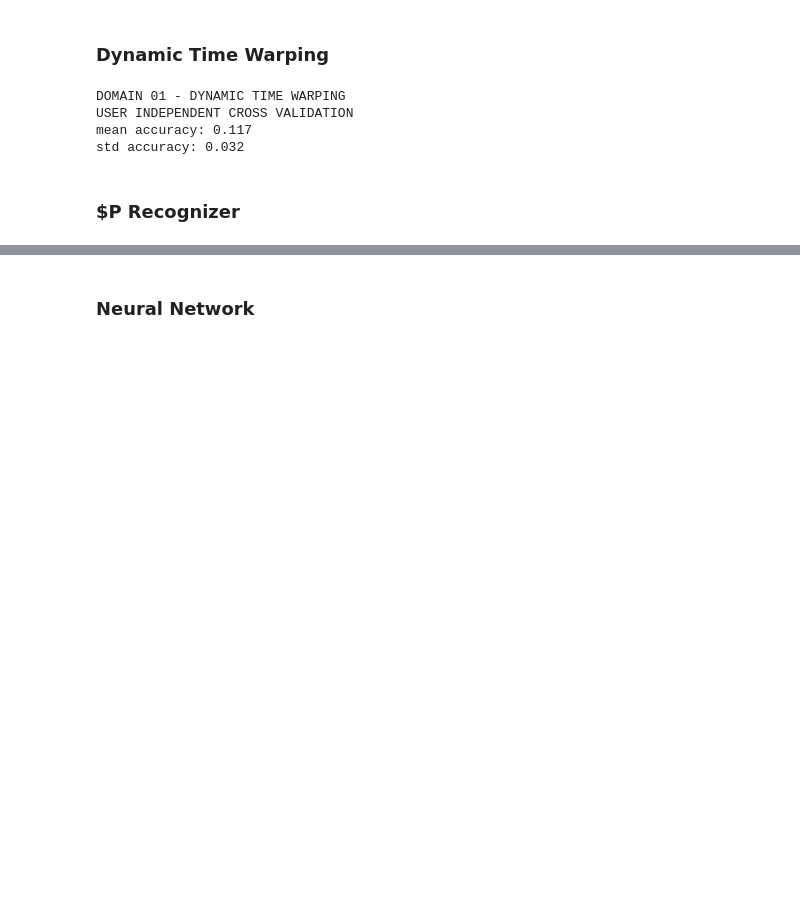
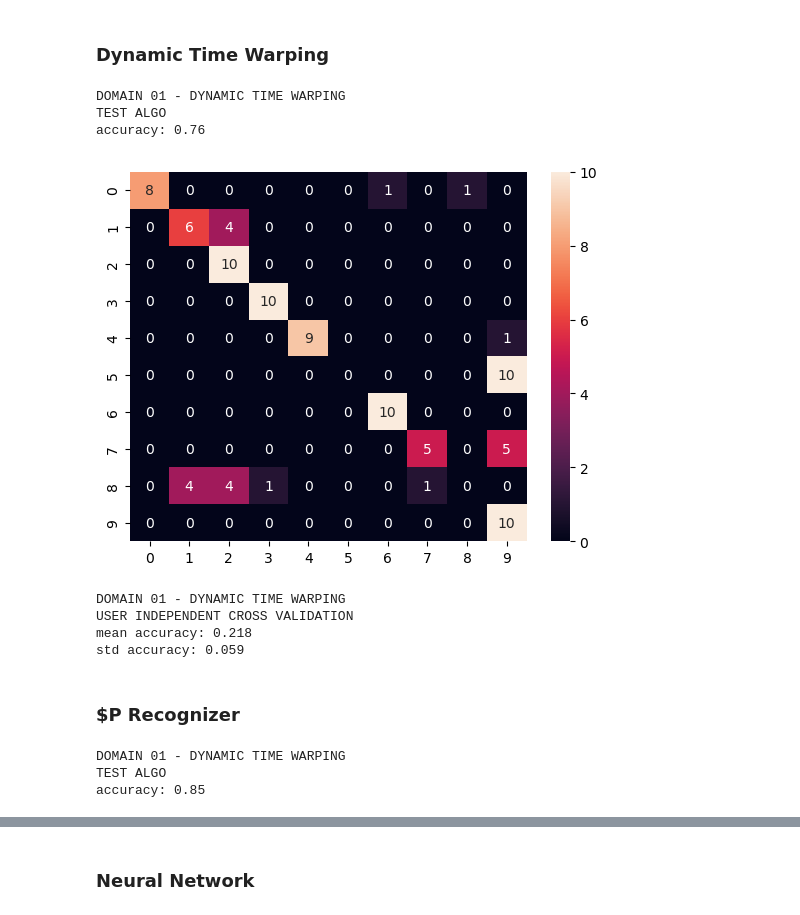
Before and after one commit to Mathieu-R/linfo2275-hand-gesture-recognition, a Jupyter notebook: hand-gesture-recognition.ipynb, the cells around one changed output, grey strips where cells are left out. Saved outputs shown, nothing was run; the diff lists cells and outputs as text; code cells hidden in the pictures; blank space fills up the shorter version.

Commit message:
fast dtw

```diff
--- a/hand-gesture-recognition.ipynb
+++ b/hand-gesture-recognition.ipynb
@@ -119,6 +207,7 @@ def split_dataset(X, Y, user_id):
 
 def user_independent_cross_validation(estimator, X, y):
 	y_preds = []
+	y_tests = []
 	accuracies = []
 
 	for user_id in USER_IDS:
@@ -130,15 +219,26 @@ def user_independent_cross_validation(estimator, X, y):
 		accuracy = accuracy_score(y_true=y_test, y_pred=y_pred)
 		accuracies.append(accuracy)
 
+		y_tests.append(y_test)
 		y_preds.append(y_pred)
 
 	accuracy_mean = np.mean(accuracies)
 	accuracy_std = np.std(accuracies)
 
-	return accuracy_mean, accuracy_std, y_preds
+	return accuracy_mean, accuracy_std, y_preds, y_tests
 
 def user_dependent_cross_validation(knn):
 	pass
+
+def test_algo(estimator, X, y):
+	X_train, X_test, y_train, y_test = split_dataset(X, y, user_id=0)
+
+	estimator.fit(X_train, y_train)
+	y_pred = estimator.predict(X_test)
+
+	accuracy = accuracy_score(y_true=y_test, y_pred=y_pred)
+
+	return accuracy, y_pred, y_test
 # %%
 import matplotlib.pyplot as plt
 
@@ -316,10 +487,10 @@ def lb_keogh(ts_query: npt.NDArray, ts_candidate: npt.NDArray, window: int) -> f
 # https://www.sciencedirect.com/science/article/pii/S0031320317304387#bib0037
 
 class KNN:
-	def __init__(self, n_neighbors = 1, window = 3, distance_fun = dtw_distance):
+	def __init__(self, n_neighbors = 1, radius = 1, distance_fun = fast_dtw):
 		self.n_neigbors = n_neighbors
 		self.distance_fun = distance_fun
-		self.window = window
+		self.radius = radius
 
 		self.X = None
 		self.y = None
@@ -343,10 +514,15 @@ class KNN:
 		distance_matrix = np.zeros((n, m))
 
 		for i in tqdm(range(0, n)):
-			min_dist = np.inf
+			#min_dist = np.inf
 			for j in range(0, m):
 				#if lb_keogh(X_train[j], X_test[i], window=self.window) < min_dist:
-				dist = self.distance_fun(X_test[i], X_train[j], window=self.window)
+				# compare each time series in the testing set
+				# with every other one in the training set
+				#dist = self.distance_fun(X_test[i], X_train[j], window=self.window)
+				dist, warping_path = fast_dtw(X_test[i], X_train[j], cumulative_distance, radius=self.radius)
+
+				# keep track of the dtw distance between time series i and j
 				distance_matrix[i, j] = dist
 					#if dist < min_dist:
 						#min_dist = dist
@@ -379,10 +555,30 @@ def plot_confusion_matrix(y_true, y_pred):
 	conf_matrix = np.array(confusion_matrix(y_true=y_true, y_pred=y_pred))
 	sns.heatmap(conf_matrix, annot=True)
 	plt.show()
+# %%
+knn = KNN(n_neighbors=1, radius=1, distance_fun=fast_dtw)
+dtw_accuracy, dtw_y_pred, dtw_y_test = test_algo(
+	estimator=knn,
+	X=resample_dataset(X1),
+	y=y1
+)
+
+print("DOMAIN 01 - DYNAMIC TIME WARPING")
+
+print("TEST ALGO")
+print(f"accuracy: {np.round(dtw_accuracy, 3)}")
+# %% [output]
+DOMAIN 01 - DYNAMIC TIME WARPING
+TEST ALGO
+accuracy: 0.76
+# %%
+plot_confusion_matrix(y_true=dtw_y_test, y_pred=dtw_y_pred)
+# %% [output]
+[figure, added]
 # %%
-knn = KNN(n_neighbors=3, window=30, distance_fun=dtw_distance)
+knn = KNN(n_neighbors=3, window=10, distance_fun=fast_dtw)
 
-dtw_accuracy_mean, dtw_accuracy_std, dtw_y_preds = user_independent_cross_validation(
+dtw_accuracy_mean, dtw_accuracy_std, dtw_y_preds, dtw_y_tests = user_independent_cross_validation(
 	estimator=knn,
 	X=X_compressed,
 	y=y
@@ -396,7 +592,7 @@ print(f"std accuracy: {np.round(dtw_accuracy_std, 3)}")
 # %% [output]
 DOMAIN 01 - DYNAMIC TIME WARPING
 USER INDEPENDENT CROSS VALIDATION
-mean accuracy: 0.117
-std accuracy: 0.032
+mean accuracy: 0.218
+std accuracy: 0.059
 # %% [markdown]
 ### $P Recognizer
@@ -523,3 +671,21 @@ class PointCloudRecognizer:
 			results.append(result[0])
 
 		return results
+# %%
+recognizer = PointCloudRecognizer()
+
+X_scaled_and_resampled = standardize(X, N = 64)
+pcr_accuracy, pcr_y_pred, pcr_y_test = test_algo(
+	estimator=recognizer,
+	X=X_scaled_and_resampled,
+	y=y
+)
+
+print("DOMAIN 01 - DYNAMIC TIME WARPING")
+
+print("TEST ALGO")
+print(f"accuracy: {np.round(pcr_accuracy, 3)}")
+# %% [output]
+DOMAIN 01 - DYNAMIC TIME WARPING
+TEST ALGO
+accuracy: 0.85
```
Also changed, not shown: parts of 11 cells of this notebook, 2 other files.
